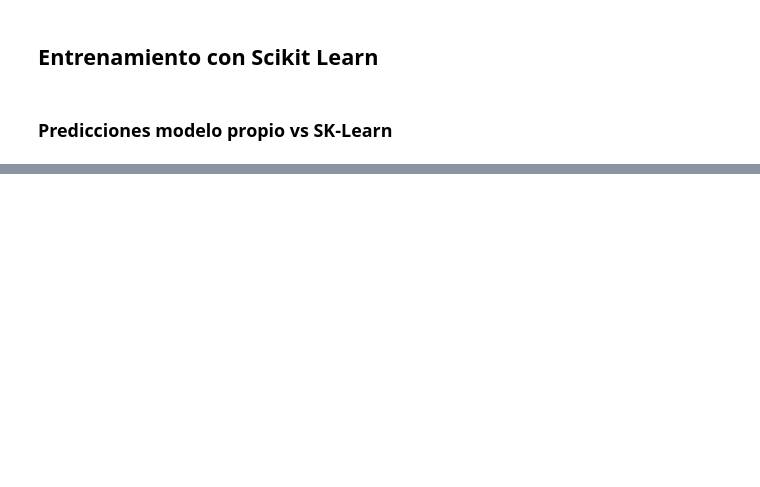
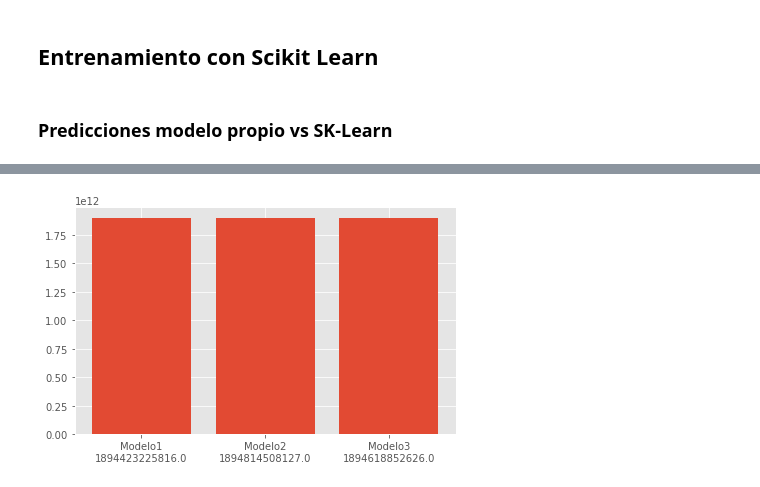
Before and after one commit to ramonescobar/final_project, a Jupyter notebook: Proyecto Final.ipynb, the cells around one changed output, grey strips where cells are left out. Cells and saved outputs as stored; diff of their text form; code cells hidden in the pictures; blank space fills up the shorter version.

```diff
--- a/Proyecto Final.ipynb
+++ b/Proyecto Final.ipynb
@@ -264,4 +282,4 @@ skm2 = LinearRegression().fit(np.array(train['1stFlrSF']).reshape(-1,1),np.array
 # %% [markdown]
 ### Predicciones modelo propio vs SK-Learn
 # %%
-r1, r2, r3 = univ_linear_reg.model_comparative(m1, skm1, np.array(test['OverallQual']) )
+modelos_OverallQual = univ_linear_reg.model_comparative(m1, skm1, np.array(test['OverallQual']))
@@ -267,0 +294,4 @@ r1, r2, r3 = univ_linear_reg.model_comparative(m1, skm1, np.array(test['OverallQ
+# %%
+univ_linear_reg.ploting_error_models(modelos_OverallQual)
+# %% [output]
+[figure, added]
```
Also changed, not shown: parts of 16 cells of this notebook.
